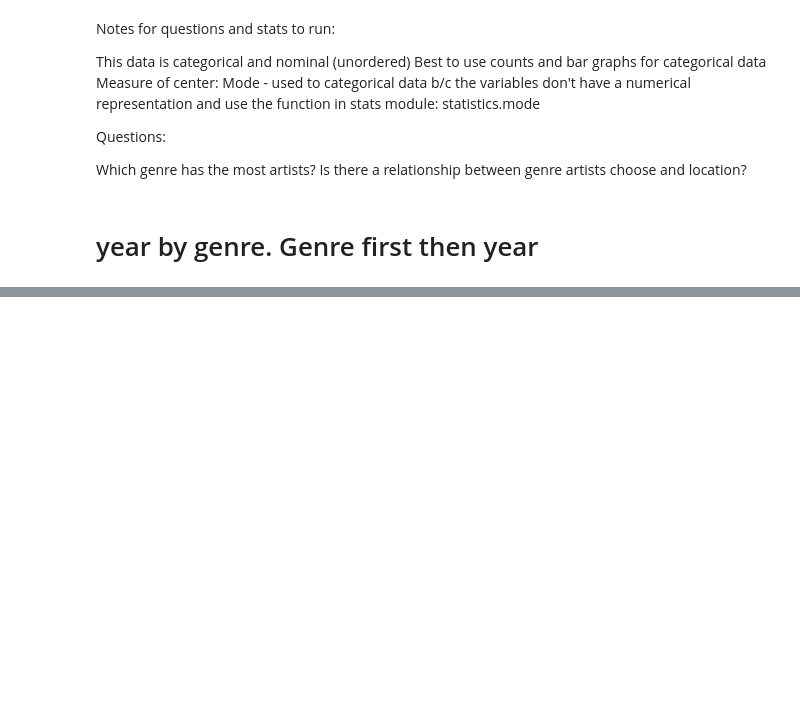
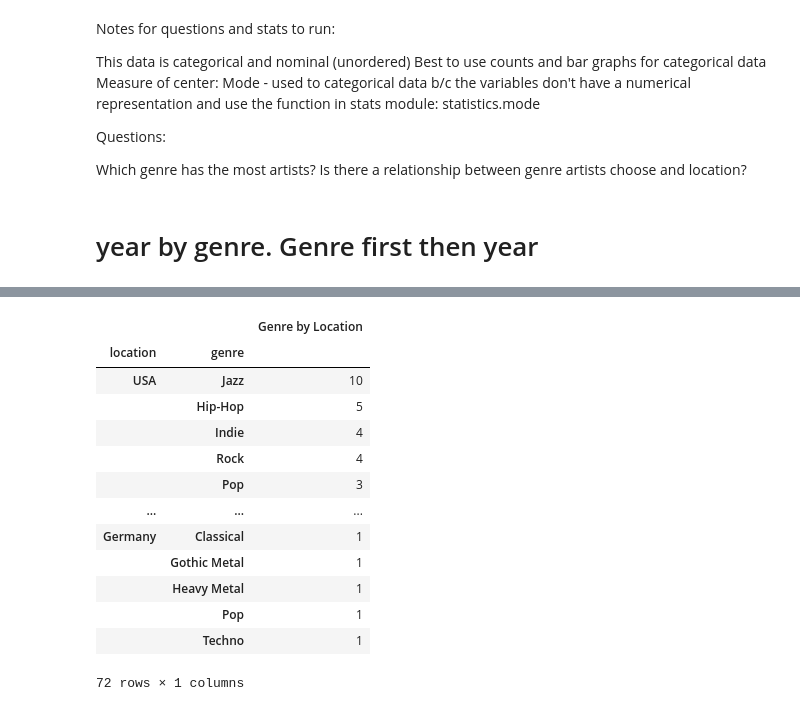
Before and after one commit to existentialplantperson/Week_08_COVID_analysis, a Jupyter notebook: Clarine_Audio_Data_Copy.ipynb, the cells around one changed output, grey strips where cells are left out. Drawn from its saved outputs; the diff is of its cells as text; code cells hidden in the pictures; blank space fills up the shorter version.

```diff
--- a/Clarine_Audio_Data_Copy.ipynb
+++ b/Clarine_Audio_Data_Copy.ipynb
@@ -656,0 +753,63 @@ count of year, genre by year - looking at year category by genre
+# %%
+#Genre by Year
+#GROUPBYS WITH NULL VALUES DROPPED
+
+#create new vartiables = one df with null values in 'genre' and 'year_formed' dropped
+genre_year_na = genre_na.replace({'year_formed': r'Null'}, {'year_formed': np.nan}, regex=True)
+genre_year_dropped = genre_year_na.dropna(axis=0, subset=['year_formed'], inplace=False)
+genre_year_dropped
+
+#groupby year formed
+year_genre_grouped = genre_year_dropped.groupby('genre')
+
+#count genre on year formed groupby
+year_by_genre = year_genre_grouped['year_formed'].value_counts()
+
+year_by_genre_top3 = year_by_genre.loc[['Pop', 'Jazz', 'Rock']]
+
+#create dictionary and convert to df
+year_by_genre_top3_dict = {'Genre by Year':year_by_genre_top3}
+year_by_genre_top3_df = pd.DataFrame(year_by_genre_top3_dict)
+genre_by_location_top3_df
+
+
+
+#create new vartiables = one df with null values in 'genre' and 'location' dropped
+genre_location_na = location_na.replace({'genre': r'Null'}, {'genre': np.nan}, regex=True)
+genre_location_dropped = genre_location_na.dropna(axis=0, subset=['genre'], inplace=False)
+genre_location_na.dropna(axis=0, subset=['location'], inplace=False)
+genre_location_dropped
+
+#groupby location
+genre_location_grouped = genre_location_dropped.groupby('location')
+
+#count location by genre
+genre_by_location = genre_location_grouped['genre'].value_counts()
+
+#sort values in descending order
+genre_by_location_sorted = genre_by_location.sort_values(ascending=False)
+
+#isolate top 3 locations
+genre_by_location_top3 = genre_by_location_sorted.loc[['USA', 'UK', 'Germany']]
+
+genre_by_location_top3
+
+#create dictionary and convert to df
+genre_by_location_top3_dict = {'Genre by Location':genre_by_location_top3}
+genre_by_location_top3_df = pd.DataFrame(genre_by_location_top3_dict)
+genre_by_location_top3_df
+# %% [output]
+|  |  | Genre by Location |
+| location | genre |  |
+| USA | Jazz | 10 |
+|  | Hip-Hop | 5 |
+|  | Indie | 4 |
+|  | Rock | 4 |
+|  | Pop | 3 |
+| ... | ... | ... |
+| Germany | Classical | 1 |
+|  | Gothic Metal | 1 |
+|  | Heavy Metal | 1 |
+|  | Pop | 1 |
+|  | Techno | 1 |
+72 rows × 1 columns
```
Also changed, not shown: parts of 33 cells of this notebook.
